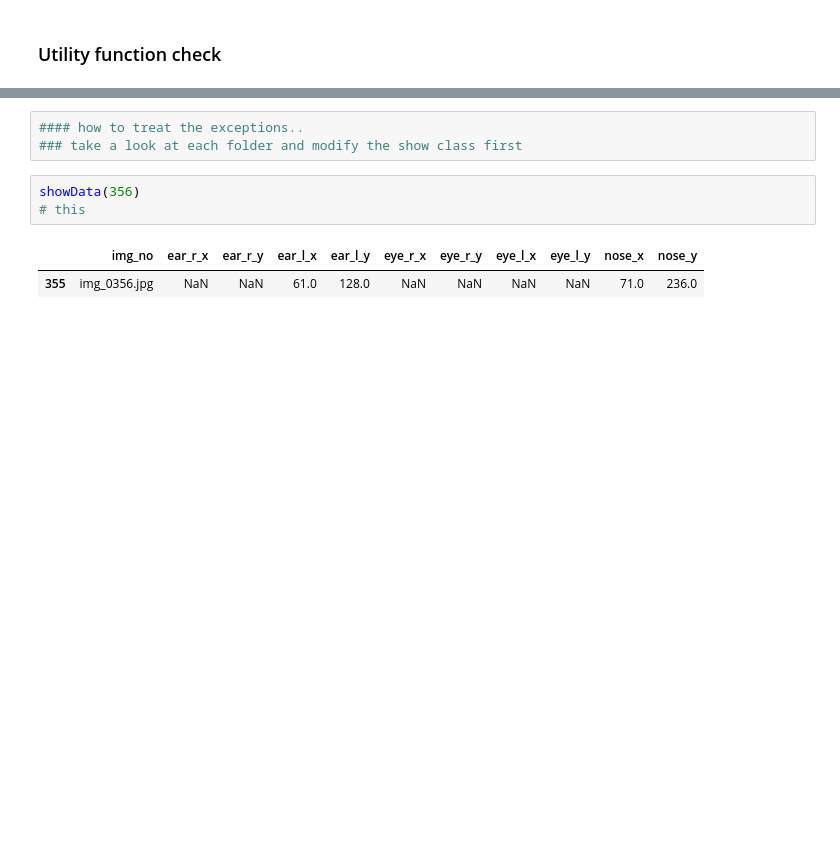
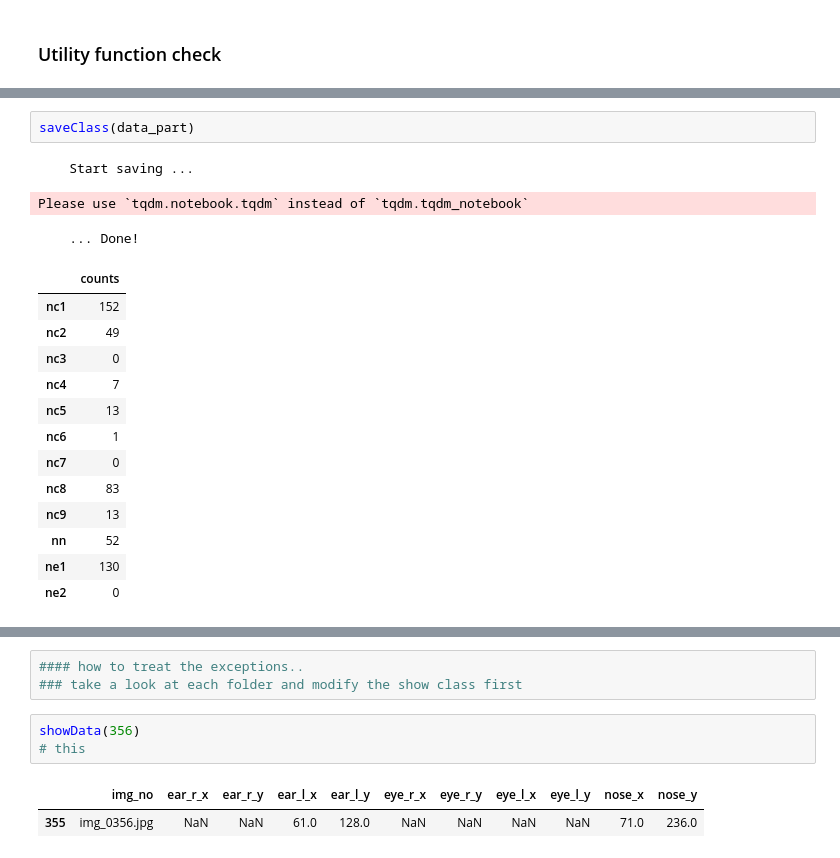
Before and after one commit to caocao0525/Mouse01, a Jupyter notebook: function_check_stage.ipynb, the cells around one changed output, grey strips where cells are left out. Drawn from its saved outputs; the diff is of its cells as text; blank space fills up the shorter version.

```diff
--- a/function_check_stage.ipynb
+++ b/function_check_stage.ipynb
@@ -4,0 +253,19 @@ from functions import *
+# %%
+saveClass(data_part)
+# %% [output]
+    Start saving ...
+Please use `tqdm.notebook.tqdm` instead of `tqdm.tqdm_notebook`
+    ... Done!
+|  | counts |
+| nc1 | 152 |
+| nc2 | 49 |
+| nc3 | 0 |
+| nc4 | 7 |
+| nc5 | 13 |
+| nc6 | 1 |
+| nc7 | 0 |
+| nc8 | 83 |
+| nc9 | 13 |
+| nn | 52 |
+| ne1 | 130 |
+| ne2 | 0 |
```
Also changed, not shown: parts of 6 cells of this notebook.
